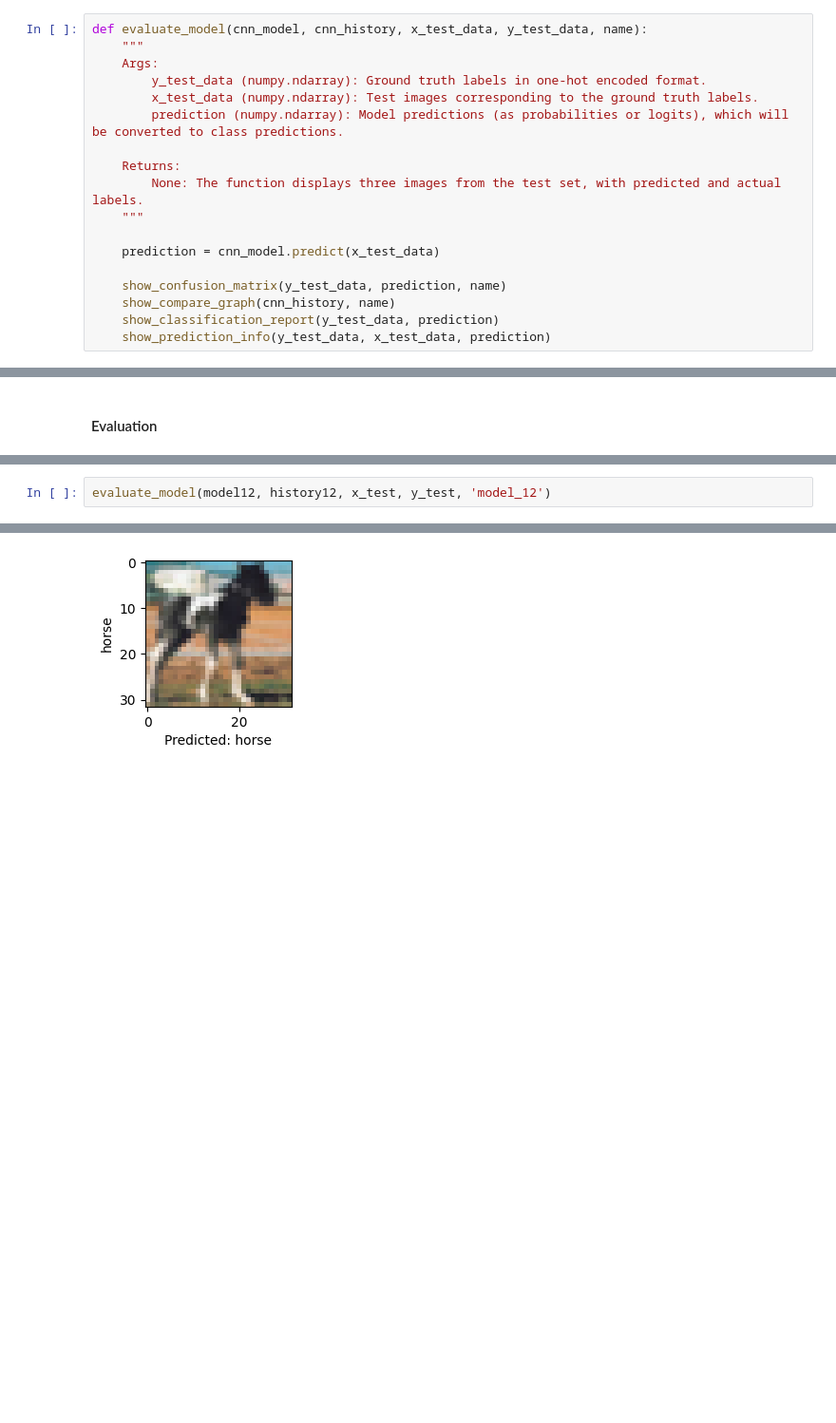
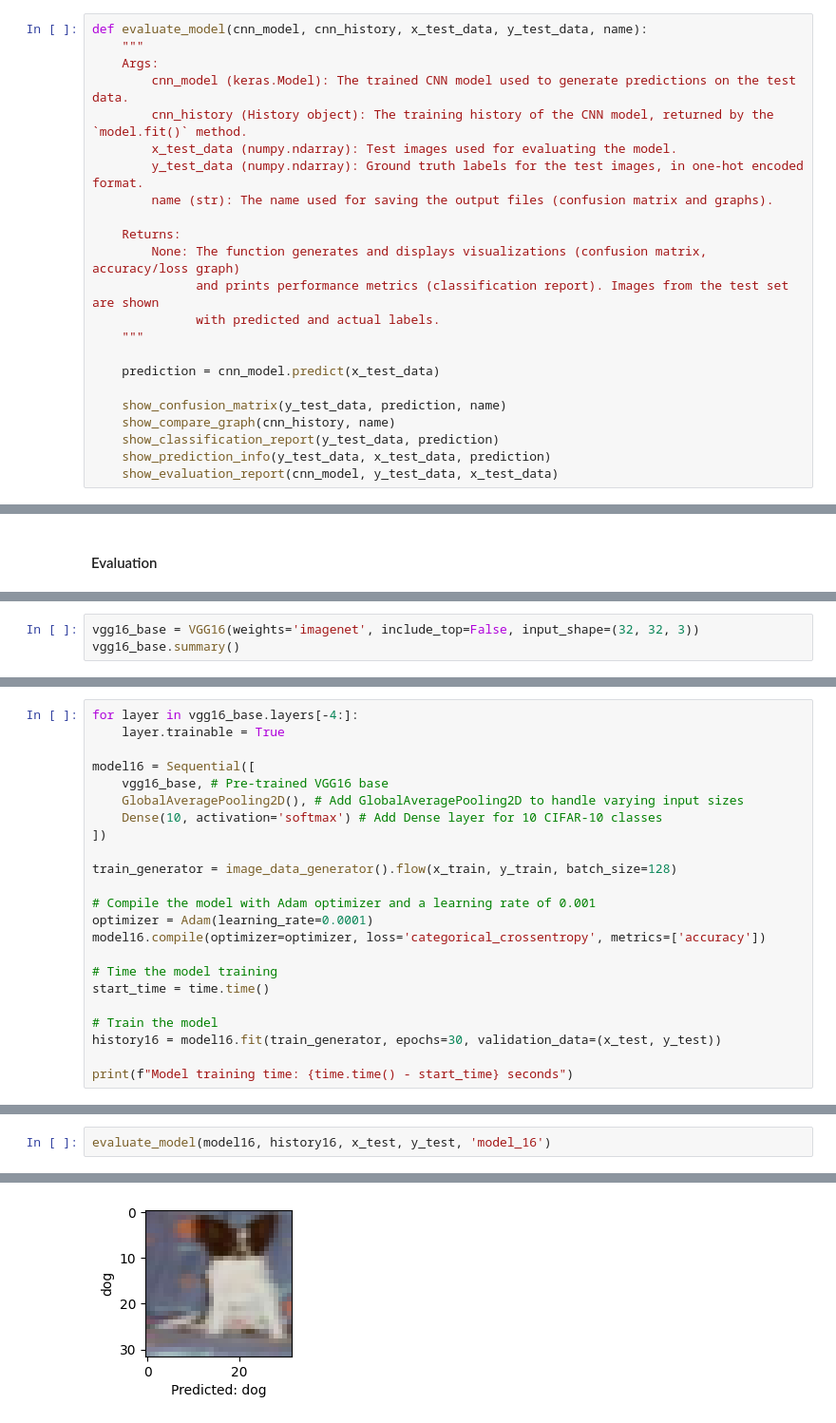
Before and after one commit to babyodacode/image_classification_project, a Jupyter notebook: model.ipynb, the cells around one changed output, grey strips where cells are left out. Shown at 95% size. Drawn from its saved outputs; the diff is of its cells as text; blank space fills up the shorter version.

Commit message:
added more models

```diff
--- a/model.ipynb
+++ b/model.ipynb
@@ -162,12 +197,16 @@ def show_prediction_info(y_test_data, x_test_data, prediction):
 def evaluate_model(cnn_model, cnn_history, x_test_data, y_test_data, name):
     """
     Args:
-        y_test_data (numpy.ndarray): Ground truth labels in one-hot encoded format.
-        x_test_data (numpy.ndarray): Test images corresponding to the ground truth labels.
-        prediction (numpy.ndarray): Model predictions (as probabilities or logits), which will be converted to class predictions.
+        cnn_model (keras.Model): The trained CNN model used to generate predictions on the test data.
+        cnn_history (History object): The training history of the CNN model, returned by the `model.fit()` method.
+        x_test_data (numpy.ndarray): Test images used for evaluating the model.
+        y_test_data (numpy.ndarray): Ground truth labels for the test images, in one-hot encoded format.
+        name (str): The name used for saving the output files (confusion matrix and graphs).
 
     Returns:
-        None: The function displays three images from the test set, with predicted and actual labels.
+        None: The function generates and displays visualizations (confusion matrix, accuracy/loss graph)
+              and prints performance metrics (classification report). Images from the test set are shown
+              with predicted and actual labels.
     """
 
     prediction = cnn_model.predict(x_test_data)
@@ -176,3 +215,4 @@ def evaluate_model(cnn_model, cnn_history, x_test_data, y_test_data, name):
     show_compare_graph(cnn_history, name)
     show_classification_report(y_test_data, prediction)
     show_prediction_info(y_test_data, x_test_data, prediction)
+    show_evaluation_report(cnn_model, y_test_data, x_test_data)
@@ -1259,0 +1579,3 @@ Epoch 40/40
+# %%
+vgg16_base = VGG16(weights='imagenet', include_top=False, input_shape=(32, 32, 3))
+vgg16_base.summary()
@@ -1259,0 +1604,23 @@ Epoch 40/40
+# %%
+for layer in vgg16_base.layers[-4:]:
+    layer.trainable = True
+
+model16 = Sequential([
+    vgg16_base, # Pre-trained VGG16 base
+    GlobalAveragePooling2D(), # Add GlobalAveragePooling2D to handle varying input sizes
+    Dense(10, activation='softmax') # Add Dense layer for 10 CIFAR-10 classes
+])
+
+train_generator = image_data_generator().flow(x_train, y_train, batch_size=128)
+
+# Compile the model with Adam optimizer and a learning rate of 0.001
+optimizer = Adam(learning_rate=0.0001)
+model16.compile(optimizer=optimizer, loss='categorical_crossentropy', metrics=['accuracy'])
+
+# Time the model training
+start_time = time.time()
+
+# Train the model
+history16 = model16.fit(train_generator, epochs=30, validation_data=(x_test, y_test))
+
+print(f"Model training time: {time.time() - start_time} seconds")
@@ -1260,3 +1648,3 @@ Epoch 40/40
 # %%
-evaluate_model(model12, history12, x_test, y_test, 'model_12')
+evaluate_model(model16, history16, x_test, y_test, 'model_16')
 # %% [output]
@@ -1282 +1670 @@ weighted avg       0.75      0.75      0.75     10000
-[figure, old version]
+[figure, new version]
```
Also changed, not shown: parts of 67 cells of this notebook, 8 other files.
